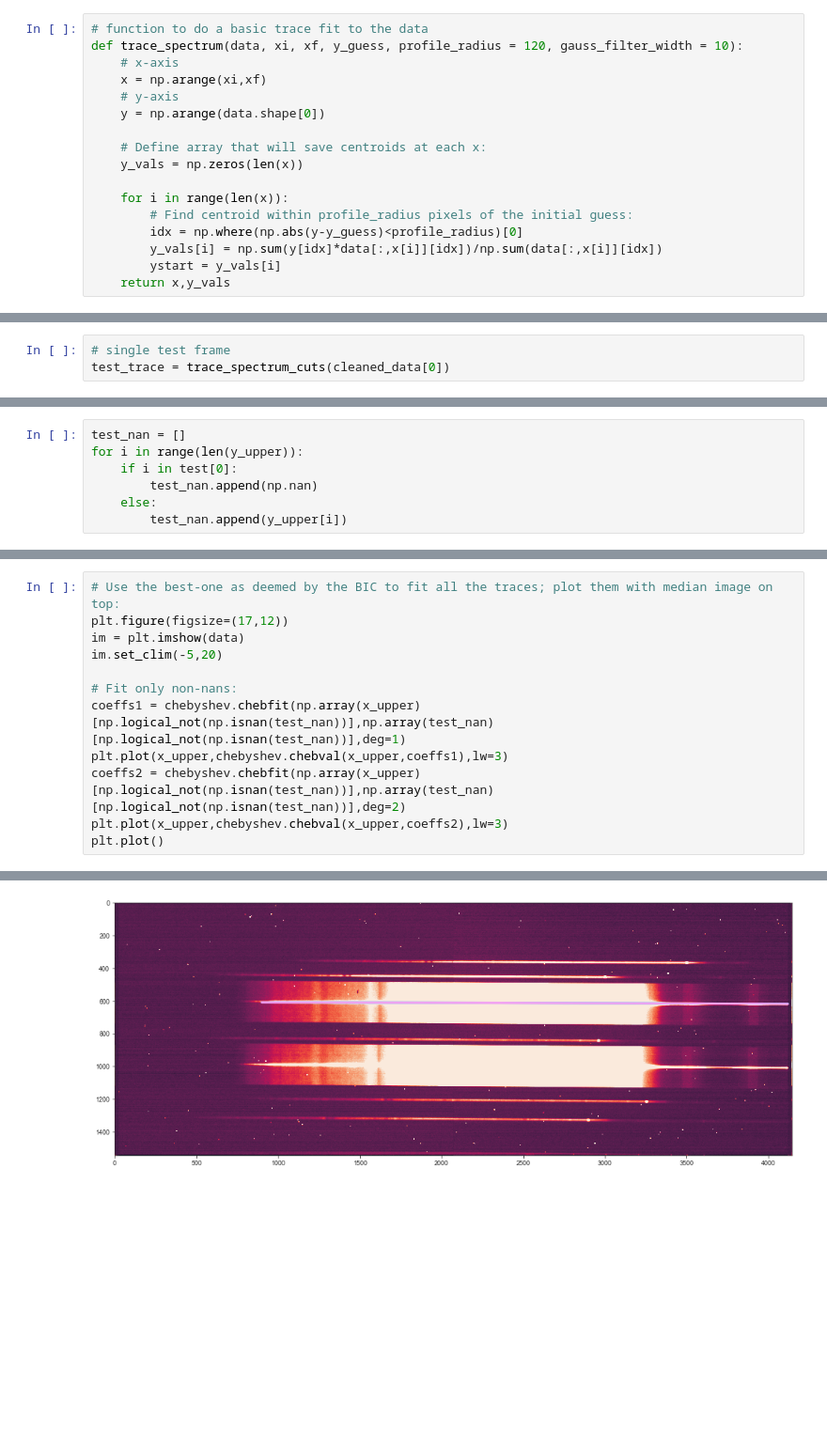
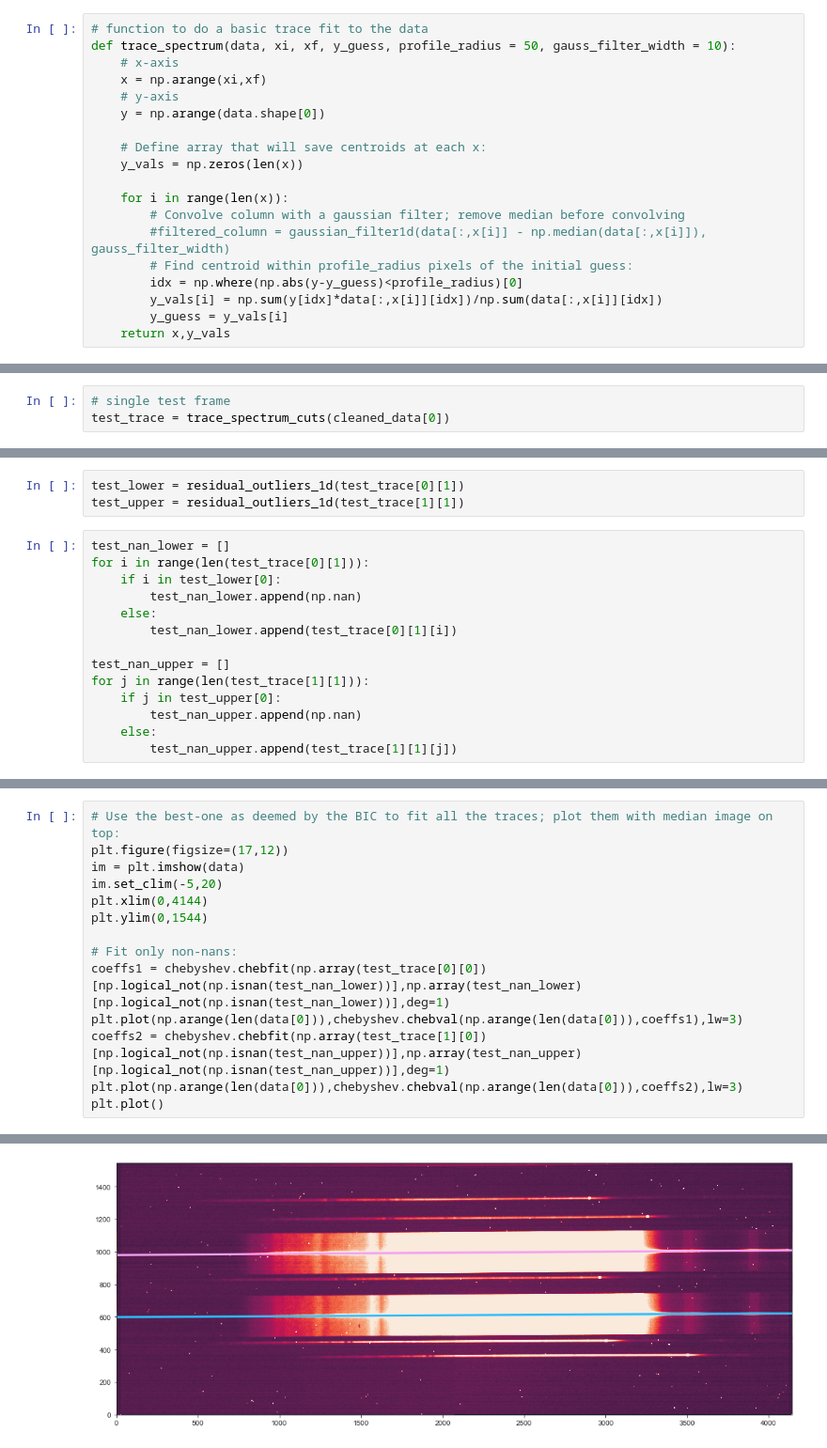
Before and after one commit to natalieallen/LBT-Data-Analysis, a Jupyter notebook: LBT_Data_Calibration.ipynb, the cells around one changed output, grey strips where cells are left out. Shown at 94% size. Saved outputs shown, nothing was run; the diff lists cells and outputs as text; blank space fills up the shorter version.

```diff
--- a/LBT_Data_Calibration.ipynb
+++ b/LBT_Data_Calibration.ipynb
@@ -500,6 +544,6 @@ def trace_spectrum_gaussian(data, xi, xf, y_guess, profile_radius = 120, gauss_f
 # %%
 # function to do a basic trace fit to the data
-def trace_spectrum(data, xi, xf, y_guess, profile_radius = 120, gauss_filter_width = 10):
+def trace_spectrum(data, xi, xf, y_guess, profile_radius = 50, gauss_filter_width = 10):
     # x-axis
     x = np.arange(xi,xf)
     # y-axis
@@ -509,10 +553,12 @@ def trace_spectrum(data, xi, xf, y_guess, profile_radius = 120, gauss_filter_wid
     y_vals = np.zeros(len(x))
 
     for i in range(len(x)):
+        # Convolve column with a gaussian filter; remove median before convolving
+        #filtered_column = gaussian_filter1d(data[:,x[i]] - np.median(data[:,x[i]]), gauss_filter_width)
         # Find centroid within profile_radius pixels of the initial guess:
         idx = np.where(np.abs(y-y_guess)<profile_radius)[0]
         y_vals[i] = np.sum(y[idx]*data[:,x[i]][idx])/np.sum(data[:,x[i]][idx])
-        ystart = y_vals[i]
+        y_guess = y_vals[i]
     return x,y_vals
 # %%
 # setting values for trace_spectrum - cut out reference pixels in x
@@ -635,7 +650,0 @@ test = residual_outliers_1d(y_upper)
-# %%
-test_nan = []
-for i in range(len(y_upper)):
-    if i in test[0]:
-        test_nan.append(np.nan)
-    else:
-        test_nan.append(y_upper[i])
@@ -651 +651,18 @@ plt.show()
+# %%
+test_lower = residual_outliers_1d(test_trace[0][1])
+test_upper = residual_outliers_1d(test_trace[1][1])
+# %%
+test_nan_lower = []
+for i in range(len(test_trace[0][1])):
+    if i in test_lower[0]:
+        test_nan_lower.append(np.nan)
+    else:
+        test_nan_lower.append(test_trace[0][1][i])
+
+test_nan_upper = []
+for j in range(len(test_trace[1][1])):
+    if j in test_upper[0]:
+        test_nan_upper.append(np.nan)
+    else:
+        test_nan_upper.append(test_trace[1][1][j])
 # %%
@@ -689,15 +710,17 @@ Best order was:  8
 # %%
 # Use the best-one as deemed by the BIC to fit all the traces; plot them with median image on top:
 plt.figure(figsize=(17,12))
 im = plt.imshow(data)
 im.set_clim(-5,20)
+plt.xlim(0,4144)
+plt.ylim(0,1544)
 
 # Fit only non-nans:
-coeffs1 = chebyshev.chebfit(np.array(x_upper)[np.logical_not(np.isnan(test_nan))],np.array(test_nan)[np.logical_not(np.isnan(test_nan))],deg=1)
-plt.plot(x_upper,chebyshev.chebval(x_upper,coeffs1),lw=3)
-coeffs2 = chebyshev.chebfit(np.array(x_upper)[np.logical_not(np.isnan(test_nan))],np.array(test_nan)[np.logical_not(np.isnan(test_nan))],deg=2)
-plt.plot(x_upper,chebyshev.chebval(x_upper,coeffs2),lw=3)
+coeffs1 = chebyshev.chebfit(np.array(test_trace[0][0])[np.logical_not(np.isnan(test_nan_lower))],np.array(test_nan_lower)[np.logical_not(np.isnan(test_nan_lower))],deg=1)
+plt.plot(np.arange(len(data[0])),chebyshev.chebval(np.arange(len(data[0])),coeffs1),lw=3)
+coeffs2 = chebyshev.chebfit(np.array(test_trace[1][0])[np.logical_not(np.isnan(test_nan_upper))],np.array(test_nan_upper)[np.logical_not(np.isnan(test_nan_upper))],deg=1)
+plt.plot(np.arange(len(data[0])),chebyshev.chebval(np.arange(len(data[0])),coeffs2),lw=3)
 plt.plot()
 # %% [output]
 []
-[figure, old version]
+[figure, new version]
```
Also changed, not shown: parts of 20 cells of this notebook.
